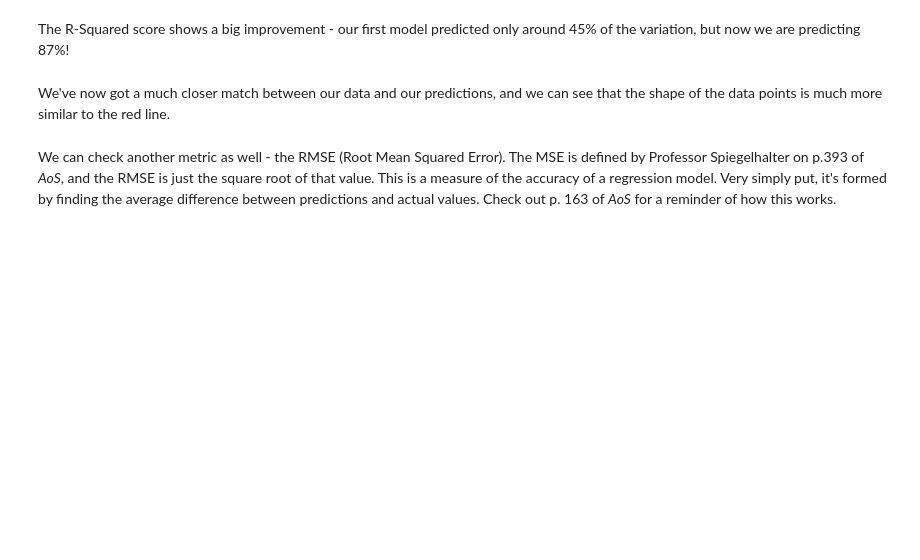
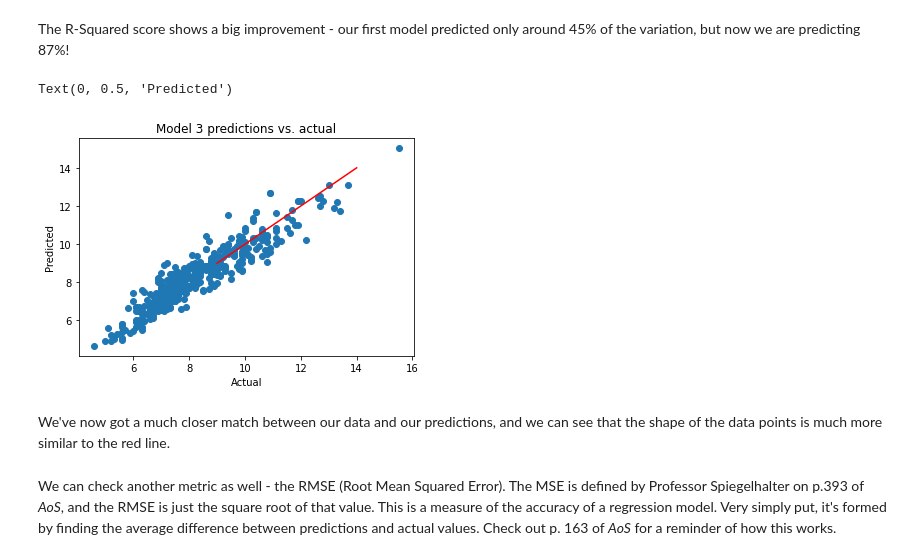
Before and after one commit to MaryamNzr/RedWine--Linear-Regression, a Jupyter notebook: Springboard Regression Case Study - the Red Wine Dataset - Tier 3.ipynb, the cells around one changed output. Saved outputs shown, nothing was run; the diff lists cells and outputs as text; code cells hidden in the pictures; blank space fills up the shorter version.

```diff
--- a/Springboard Regression Case Study - the Red Wine Dataset - Tier 3.ipynb
+++ b/Springboard Regression Case Study - the Red Wine Dataset - Tier 3.ipynb
@@ -378,20 +404,21 @@ Remember, as Professor Spiegelhalter explains on p.132 of *AoS*, including more
 # Create test and train datasets
 # This is again very similar, but now we include more columns in the predictors
 # Include all columns from data in the explanatory variables X except fixed.acidity and quality (which was an integer)
-_ _ _
+X = wineQualityReds.drop(["fixed.acidity", "quality"],axis=1)
 
 # Create constants for X, so the model knows its bounds
-_ _ _
+X = sm.add_constant(X)
+y = wineQualityReds[["fixed.acidity"]]
 
 
 # Split the data
-_ _ _
+X_train, X_test, y_train, y_test = train_test_split(X, y, test_size = 0.25, random_state = 123)
 # %%
 # We can use almost identical code to create the third model, because it is the same algorithm, just different inputs
 # Create the model
-_ _ _
+rModel3 = sm.OLS(y_train, X_train)
 
 # Fit the model
-_ _ _
+rModel3_results = rModel3.fit()
 # %%
 # Evaluate the model
@@ -400,4 +459,4 @@ _ _ _
 The R-Squared score shows a big improvement - our first model predicted only around 45% of the variation, but now we are predicting 87%!
 # %%
 # Use our new model to make predictions
-_ _ _
+y_pred = rModel3_results.predict(X_test)
@@ -414,3 +463,18 @@ _ _ _
+# %%
+# Plot the predictions
+# Build a scatterplot
+plt.scatter(y_test, y_pred)
+
+# Add a line for perfect correlation
+plt.plot([x for x in range(9,15)],[x for x in range(9,15)], color='red')
+
+# Label it nicely
+plt.title("Model 3 predictions vs. actual")
+plt.xlabel("Actual")
+plt.ylabel("Predicted")
+# %% [output]
+Text(0, 0.5, 'Predicted')
+[figure, added]
 # %% [markdown]
 We've now got a much closer match between our data and our predictions, and we can see that the shape of the data points is much more similar to the red line.
 # %% [markdown]
```
Also changed, not shown: parts of 12 cells of this notebook.
